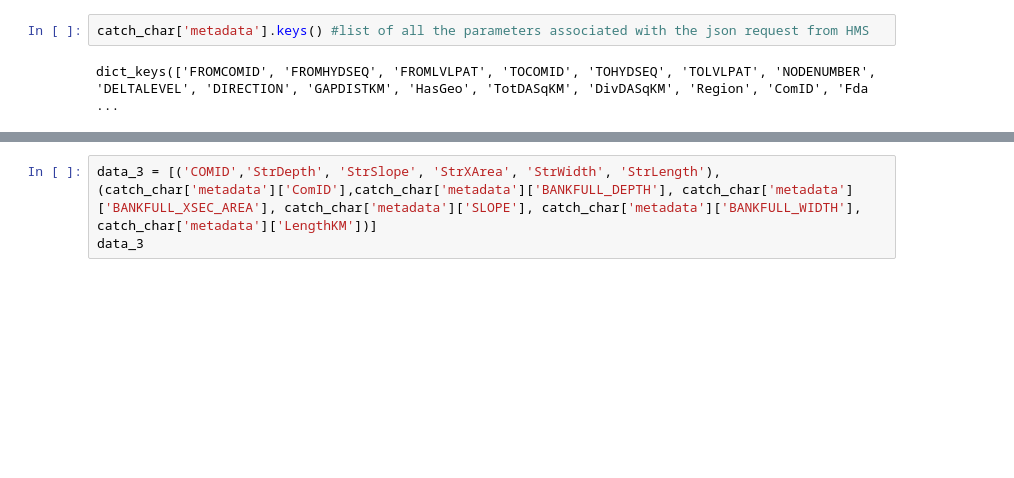
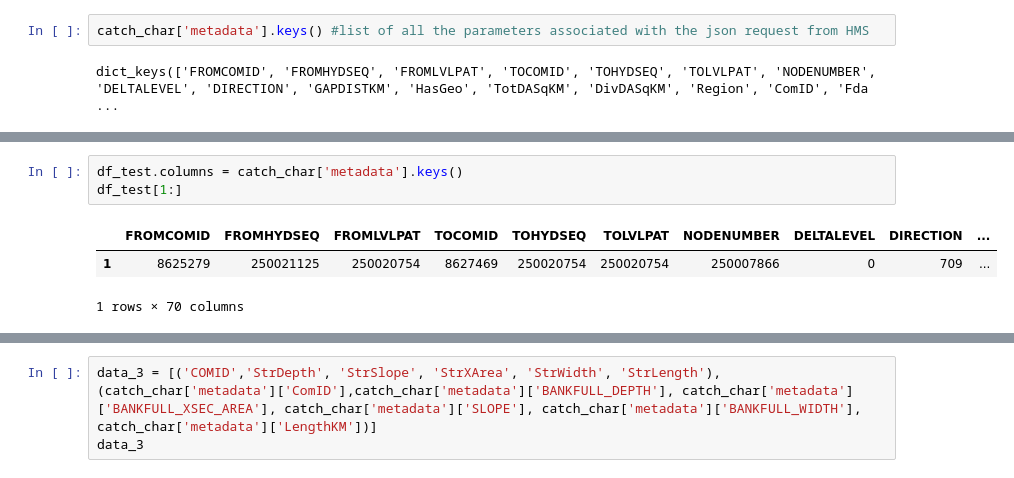
Before and after one commit to kvenable2011/053023_Back_Creek, a Jupyter notebook: HMS_COMIDLIST_CHARACTERISTICS_053023.ipynb, the cells around one changed output, grey strips where cells are left out. Saved outputs shown, nothing was run; the diff lists cells and outputs as text; blank space fills up the shorter version.

```diff
--- a/HMS_COMIDLIST_CHARACTERISTICS_053023.ipynb
+++ b/HMS_COMIDLIST_CHARACTERISTICS_053023.ipynb
@@ -77,0 +286,7 @@ dict_keys(['FROMCOMID', 'FROMHYDSEQ', 'FROMLVLPAT', 'TOCOMID', 'TOHYDSEQ', 'TOLV
+# %%
+df_test.columns = catch_char['metadata'].keys()
+df_test[1:]
+# %% [output]
+|  | FROMCOMID | FROMHYDSEQ | FROMLVLPAT | TOCOMID | TOHYDSEQ | TOLVLPAT | NODENUMBER | DELTALEVEL | DIRECTION | ... |
+| 1 | 8625279 | 250021125 | 250020754 | 8627469 | 250020754 | 250020754 | 250007866 | 0 | 709 | ... |
+1 rows × 70 columns
```
Also changed, not shown: parts of 33 cells of this notebook, 1 other file.
